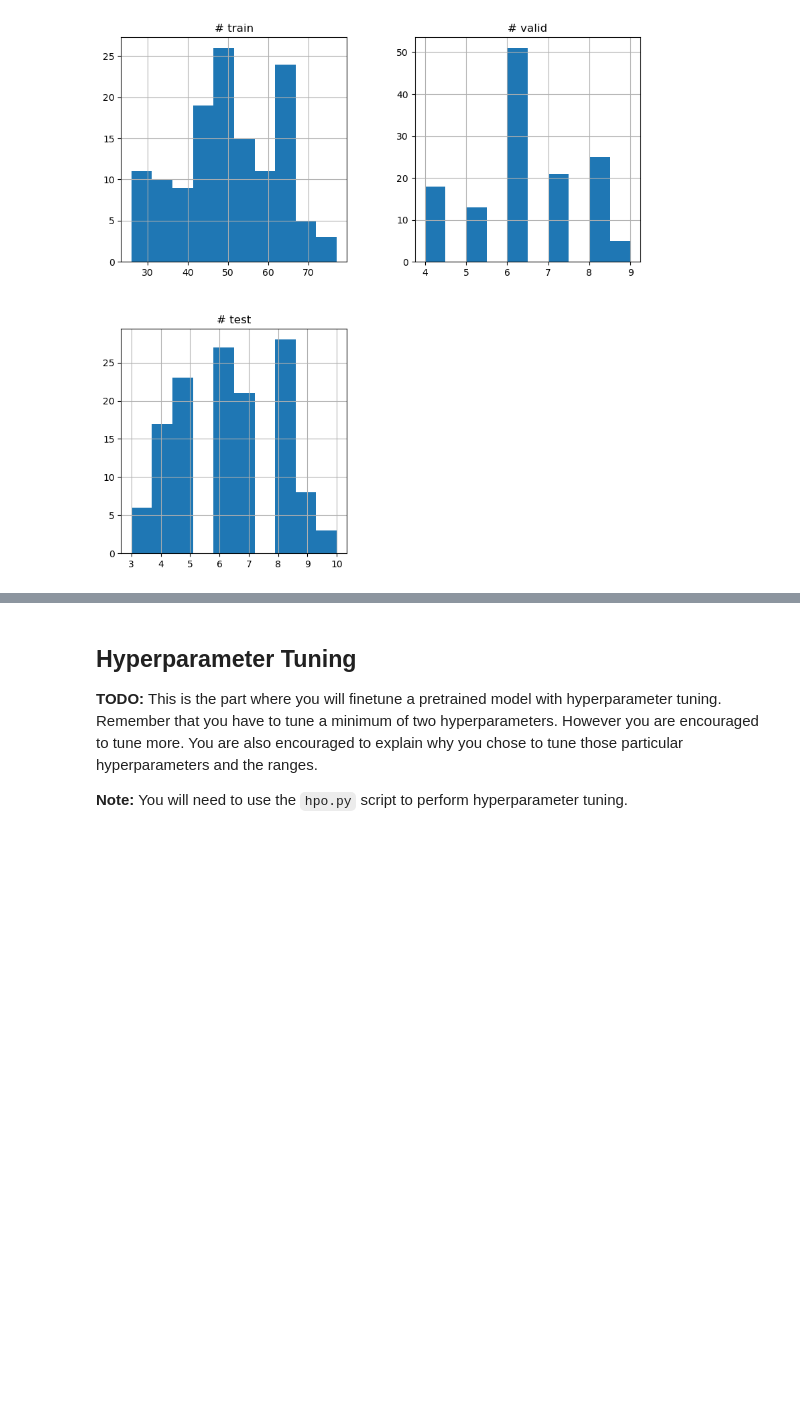
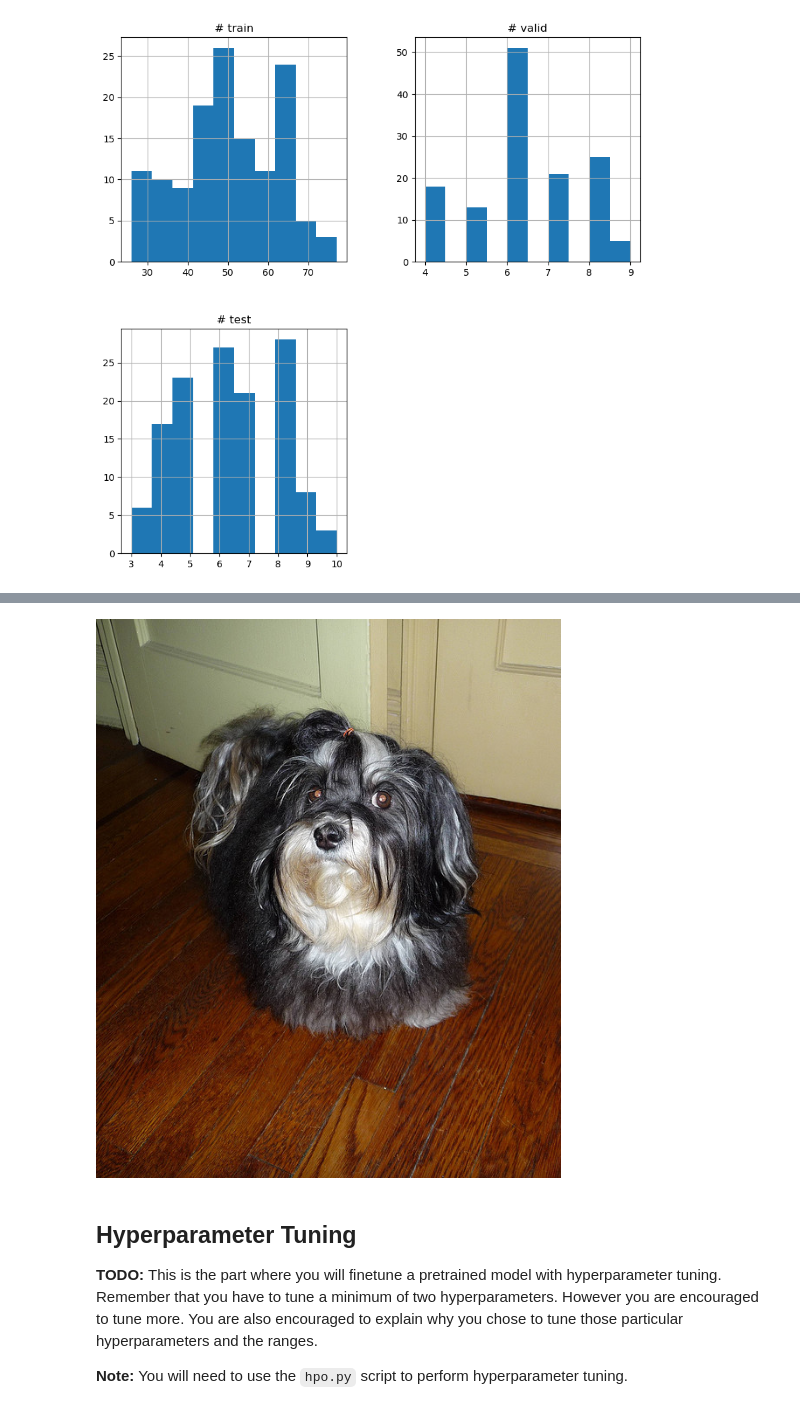
Before and after one commit to ellizzabbetth/Image_Classification_Using_Sagemaker, a Jupyter notebook: train_and_deploy.ipynb, the cells around one changed output, grey strips where cells are left out. Drawn from its saved outputs; the diff is of its cells as text; code cells hidden in the pictures; blank space fills up the shorter version.

```diff
--- a/train_and_deploy.ipynb
+++ b/train_and_deploy.ipynb
@@ -143,3 +145,21 @@ df_stats.plot()
+# %%
+import matplotlib.pyplot as plt
+from PIL import Image
+import s3fs
+import io
+
+fs = s3fs.S3FileSystem()
+
+# To List 5 files in your accessible bucket
+#fs.ls('sagemaker-us-east-1-631507419627/dogImages/test/')[:5]
+
+with fs.open(f'sagemaker-us-east-1-631507419627/dog-image-data/test/082.Havanese/Havanese_05571.jpg') as f:
+        payload = f.read()
+        display(Image.open(io.BytesIO(payload)))
+
+plt.show()
+# %% [output]
+[figure, added]
 # %% [markdown]
 ## Hyperparameter Tuning
 **TODO:** This is the part where you will finetune a pretrained model with hyperparameter tuning. Remember that you have to tune a minimum of two hyperparameters. However you are encouraged to tune more. You are also encouraged to explain why you chose to tune those particular hyperparameters and the ranges.
```
Also changed, not shown: parts of 70 cells of this notebook, 4 other files.
